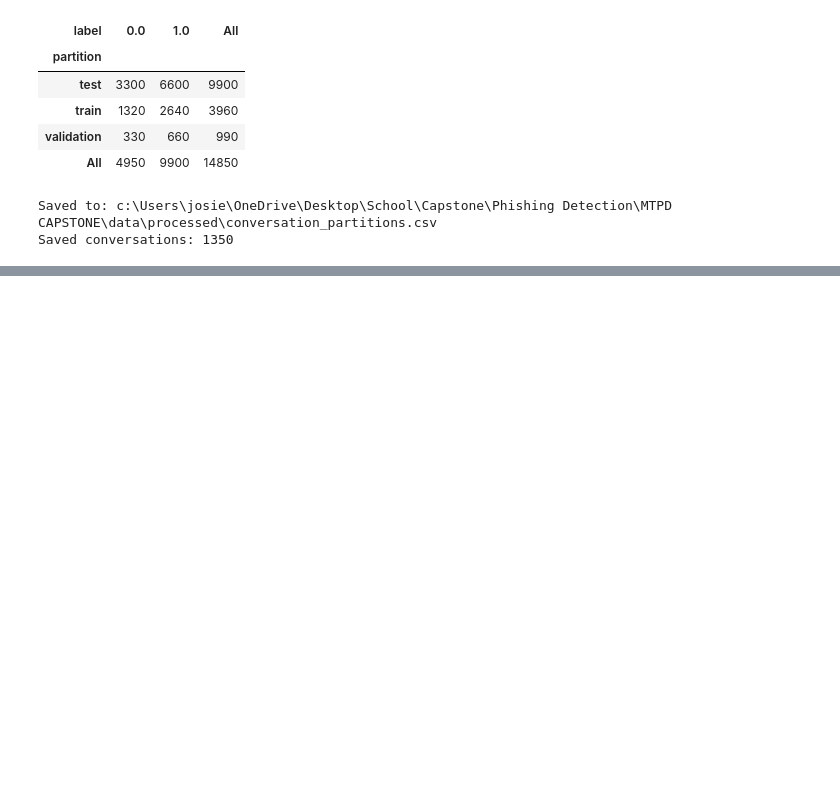
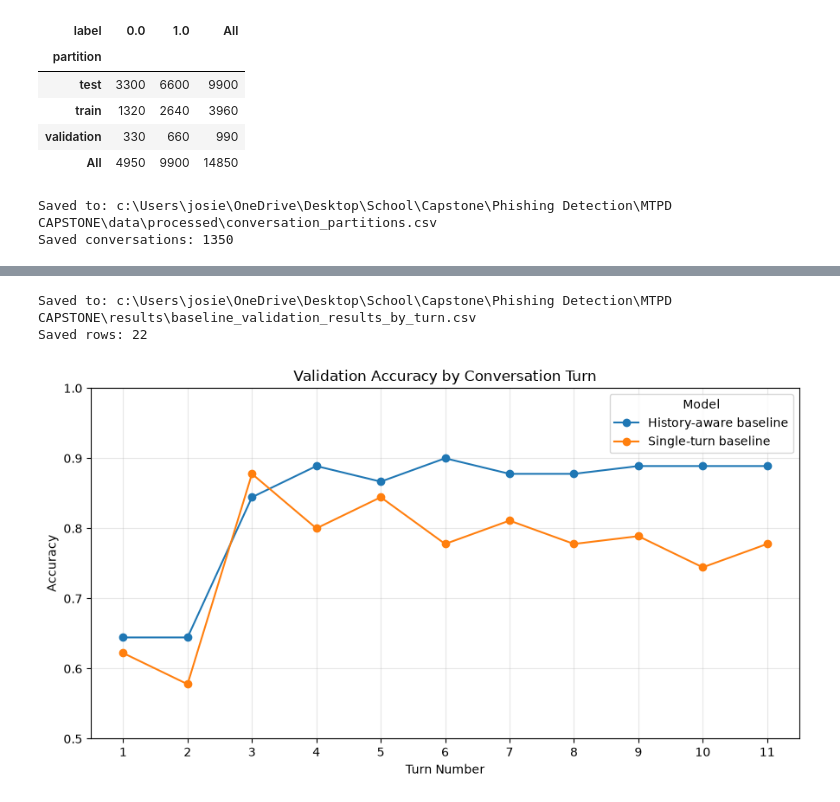
Before and after one commit to jfilloon/MTPD-CAPSTONE, a Jupyter notebook: notebooks/04_baseline_models.ipynb, the cells around one changed output, grey strips where cells are left out. Cells and saved outputs as stored; diff of their text form; code cells hidden in the pictures; blank space fills up the shorter version.

Commit message:
Complete baseline model training and evaluation

```diff
--- a/notebooks/04_baseline_models.ipynb
+++ b/notebooks/04_baseline_models.ipynb
@@ -282,0 +578,18 @@ Saved conversations: 1350
+# %%
+validation_analysis = validation_turns[
+    [
+        "conversation_id",
+        "turn_number",
+        "label",
+    ]
+].copy()
+
+validation_analysis["single_turn_prediction"] = (
+    single_validation_predictions
+)
+
+validation_analysis["history_prediction"] = (
+    history_validation_predictions
+)
+
+validation_analysis.head()
@@ -282,0 +676,16 @@ Saved conversations: 1350
+# %%
+turn_results_path = (
+    results_folder
+    / "baseline_validation_results_by_turn.csv"
+)
+
+turn_results_df.to_csv(
+    turn_results_path,
+    index=False,
+)
+
+print("Saved to:", turn_results_path)
+print("Saved rows:", len(turn_results_df))
+# %% [output]
+Saved to: c:\Users\josie\OneDrive\Desktop\School\Capstone\Phishing Detection\MTPD CAPSTONE\results\baseline_validation_results_by_turn.csv
+Saved rows: 22
@@ -282,0 +694,23 @@ Saved conversations: 1350
+# %%
+accuracy_by_turn = turn_results_df.pivot(
+    index="turn_number",
+    columns="model",
+    values="accuracy",
+)
+
+accuracy_by_turn.plot(
+    marker="o",
+    figsize=(9, 5),
+)
+
+plt.title("Validation Accuracy by Conversation Turn")
+plt.xlabel("Turn Number")
+plt.ylabel("Accuracy")
+plt.ylim(0.5, 1.0)
+plt.xticks(range(1, 12))
+plt.grid(alpha=0.3)
+plt.legend(title="Model")
+plt.tight_layout()
+plt.show()
+# %% [output]
+[figure, added]
```
Also changed, not shown: parts of 27 cells of this notebook, 6 other files.
